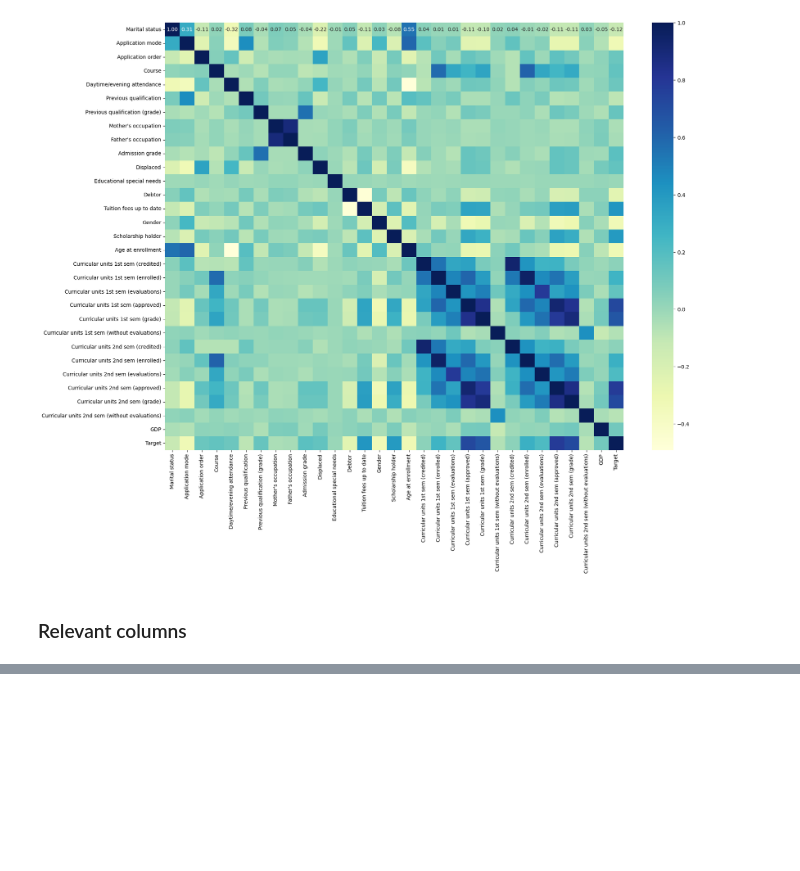
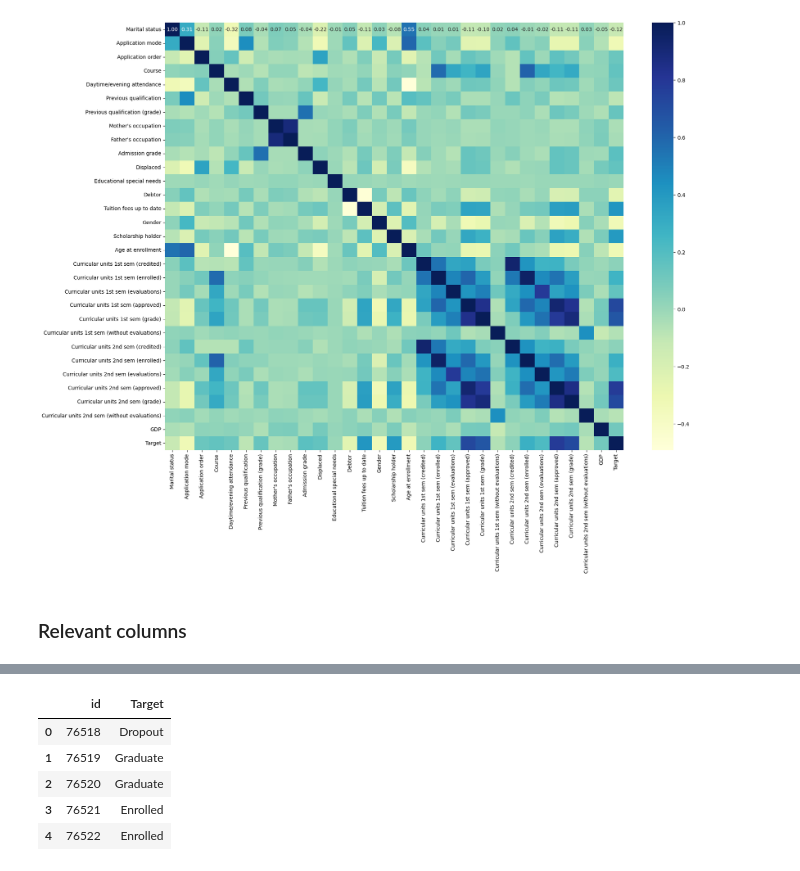
Before and after one commit to VishalyGinny/Data-Science-Projects, a Jupyter notebook: Academic/Academic.ipynb, the cells around one changed output, grey strips where cells are left out. Saved outputs shown, nothing was run; the diff lists cells and outputs as text; code cells hidden in the pictures; blank space fills up the shorter version.

```diff
--- a/Academic/Academic.ipynb
+++ b/Academic/Academic.ipynb
@@ -176,0 +342,11 @@ AttributeError: 'numpy.int64' object has no attribute 'startswith'
+# %%
+# unencode the target
+submission['Target'] = submission['Target'].map({0: 'Dropout', 1: 'Enrolled', 2: 'Graduate'})
+submission.head()
+# %% [output]
+|  | id | Target |
+| 0 | 76518 | Dropout |
+| 1 | 76519 | Graduate |
+| 2 | 76520 | Graduate |
+| 3 | 76521 | Enrolled |
+| 4 | 76522 | Enrolled |
```
Also changed, not shown: parts of 28 cells of this notebook, 2 other files.
